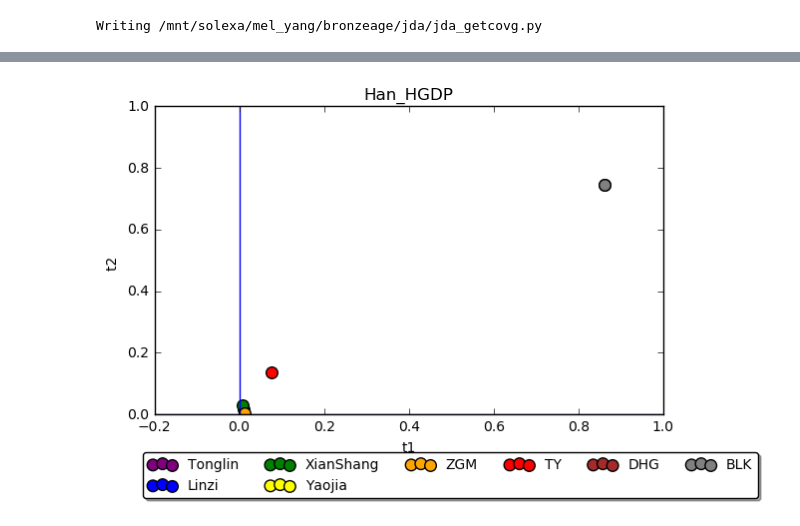
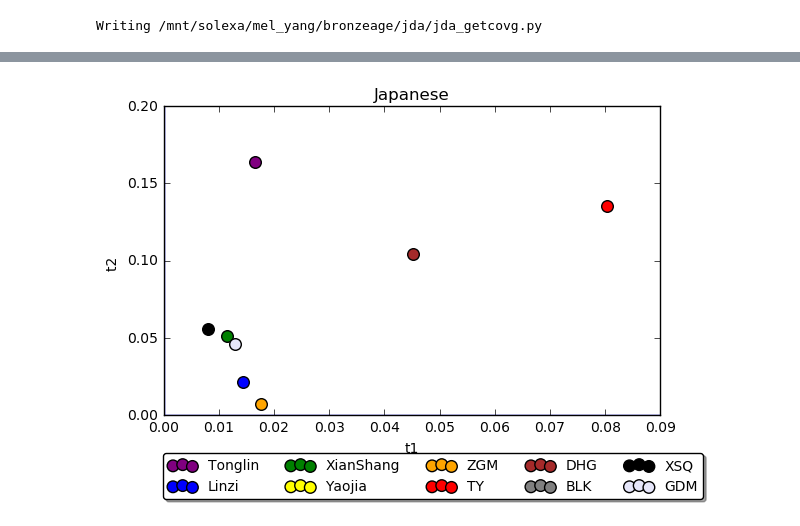
Before and after one commit to melyang4/notebooks, a Jupyter notebook: bronzeage/jda_notebook.ipynb, the cells around one changed output, grey strips where cells are left out. Drawn from its saved outputs; the diff is of its cells as text; code cells hidden in the pictures.

```diff
--- a/bronzeage/jda_notebook.ipynb
+++ b/bronzeage/jda_notebook.ipynb
@@ -344,18 +309,18 @@ Writing /mnt/solexa/mel_yang/bronzeage/jda/jda_getcovg.py
 import cPickle
 import matplotlib.pyplot as plt
 pD="/mnt/solexa/mel_yang/bronzeage/jda/"
-addon="_switchanc_sepDHG"
+addon="_switchanc"
 refpops=["Han_HGDP","Japanese","Ulchi","Zhuang","Dong","Qiang_Horpa","Tibetan_Gangcha",
-        "Thai","Maonan","Mulam","Tibetan_Chamdo","She","Dai","Yi","Tujia","Miao"]
+        "Thai"] #,"Maonan","Mulam","Tibetan_Chamdo","She","Dai","Yi","Tujia","Miao"]
         ##"Mongola","Li","Xibo","Oroqen","Naxi","Hezhen","Cambodian", (<10)
 print len(refpops)
 #refpops=["Han_HGDP"]
-mypops=["Tonglin", "Linzi", "XianShang", "Yaojia","ZGM", "TY","DHG1","DHG2","BLK"]
+mypops=["Tonglin", "Linzi", "XianShang", "Yaojia","ZGM", "TY","DHG","BLK","XSQ","GDM"]
 popiwant="TY"
-fig = plt.figure(figsize=(15,10))
+fig = plt.figure(figsize=(20,10))
 for myind,popiwant in enumerate(mypops):
-    if myind>5: continue
-    ax = fig.add_subplot(3,2,myind+1)
+    #if myind>5: continue
+    ax = fig.add_subplot(5,2,myind+1)
     t1f,t2f,t1t,t2t=[],[],[],[]
     for refpop in refpops:
         print "_______________________"
@@ -393,6 +358,6 @@ for myind,popiwant in enumerate(mypops):
     ax.set_ylabel("t2 "+popiwant)
     ax.axhline(y=0)
     ax.axvline(x=0)
-ax.legend(fontsize=15,bbox_to_anchor=(0.13, -0.1),ncol=4, fancybox=True, shadow=True)
+ax.legend(fontsize=15,bbox_to_anchor=(0.9, -0.1),ncol=8, fancybox=True, shadow=True)
 fig.tight_layout()
 # %% [output]
@@ -417,7 +382,8 @@ True TY 428982.954062 [0.12753302852005746, 0.0045903091235062017]
 # %%
 %matplotlib inline
-
+##Plot figure for each reference, showing all ancient
 import cPickle
+import numpy as np
 import matplotlib.pyplot as plt
 pD="/mnt/solexa/mel_yang/bronzeage/jda/"
 addon="_switchanc"
@@ -426,50 +392,34 @@ colors=["purple","blue","green","yellow","orange","red","brown",
             "lawngreen","mediumslateblue"]
 myrefs=["Han_HGDP","Japanese","Ulchi","Zhuang","Dong","Qiang_Horpa","Tibetan_Gangcha",
         "Thai","Maonan","Mulam","Tibetan_Chamdo","She","Dai","Yi","Tujia","Miao"]
-        ##"Mongola","Li","Xibo","Oroqen","Naxi","Hezhen","Cambodian", (<10)
-myrefs=["Han_HGDP"]
-mypops=["Tonglin", "Linzi", "XianShang", "Yaojia","ZGM", "TY","DHG","BLK"]
-popiwant="TY"
+refpop="Japanese"
+myreps=100
+mypops=["Tonglin", "Linzi", "XianShang", "Yaojia","ZGM", "TY","DHG","BLK","XSQ","GDM"]
 
-for refpop in myrefs:
-    fig = plt.figure()
-    ax = fig.add_subplot(1,1,1)
-    for myind,popiwant in enumerate(mypops):
-        t1f,t2f,t1t,t2t=[],[],[],[]
+fig = plt.figure()
+ax = fig.add_subplot(1,1,1)
 
-        #print "_______________________"
-        #print refpop
-        falsefile=open(pD+"ind_A_v13_TBH"+addon+"."+refpop+"_contFalse.pickle",'r')
-        falsedat=cPickle.load(falsefile)
-        truefile=open(pD+"ind_A_v13_TBH"+addon+"."+refpop+"_contTrue.pickle",'r')
-        truedat=cPickle.load(truefile)
-        #print falsedat
+falsefile=open(pD+"ind_A_v13_TBH"+addon+"."+refpop+"_contFalse.pickle",'r')
+falsedat=cPickle.load(falsefile)
+truefile=open(pD+"ind_A_v13_TBH"+addon+"."+refpop+"_contTrue.pickle",'r')
+truedat=cPickle.load(truefile)
 
-        for ind,mypop in enumerate(falsedat):
-            #if ind in [0,2,3,4]: continue
-            #if ind in [0,1,2,3]: continue
-            if mypops[ind] == popiwant:
-                #print "False", mypops[ind],mypop[1], list(mypop[0])
-                #print "True", mypops[ind],truedat[ind][1],list(truedat[ind][0])
-                t1f.append(mypop[0][0])
-                t2f.append(mypop[0][1])
-                t1t.append(truedat[ind][0][0])
-                t2t.append(truedat[ind][0][1])
-                print popiwant, mypop[0][0], mypop[0][1]
+t1f,t2f,t1t,t2t=[],[],[],[]
+for ind,mypop in enumerate(falsedat):
+    #if ind!=4: continue
+    #print mypops[ind], mypop[0]
+    t1f.append(mypop[0][0])
+    t2f.append(mypop[0][1])
+    t1t.append(truedat[ind][0][0])
+    t2t.append(truedat[ind][0][1])
+    ax.scatter(mypop[0][0],mypop[0][1],label=mypops[ind],c=colors[ind],s=70)
 
-
-
-        #print t1f
-        #for i in range(len(t1f)):
-            #handles.append(ax.scatter(t1f[i],t2f[i],c=colors[i],label=refpops[i]))
-        i=0
-        ax.scatter(t1f[i],t2f[i],label=mypops[myind],c=colors[myind],s=70)
-        ax.set_title(refpop)
-        #ax.set_xlim((0,0.13))
-        ax.set_ylim((0,1))
-        ax.set_xlabel("t1")
-        ax.set_ylabel("t2 ")
-        ax.legend(fontsize=10,bbox_to_anchor=(1.2, -0.1),ncol=6, fancybox=True, shadow=True)
+ax.set_title(refpop)
+#ax.set_xlim((0,0.13))
+ax.set_ylim((0,0.2))
+ax.set_xlabel("t1")
+ax.set_ylabel("t2 ")
+ax.legend(fontsize=10,bbox_to_anchor=(1.1, -0.1),ncol=5, fancybox=True, shadow=True)
 ax.axhline(y=0)
 ax.axvline(x=0)
 fig.tight_layout()
@@ -485 +427 @@ BLK 0.860403296293 0.746136326885
-[figure, old version]
+[figure, new version]
```
Also changed, not shown: parts of 13 cells of this notebook, 18 other files.
